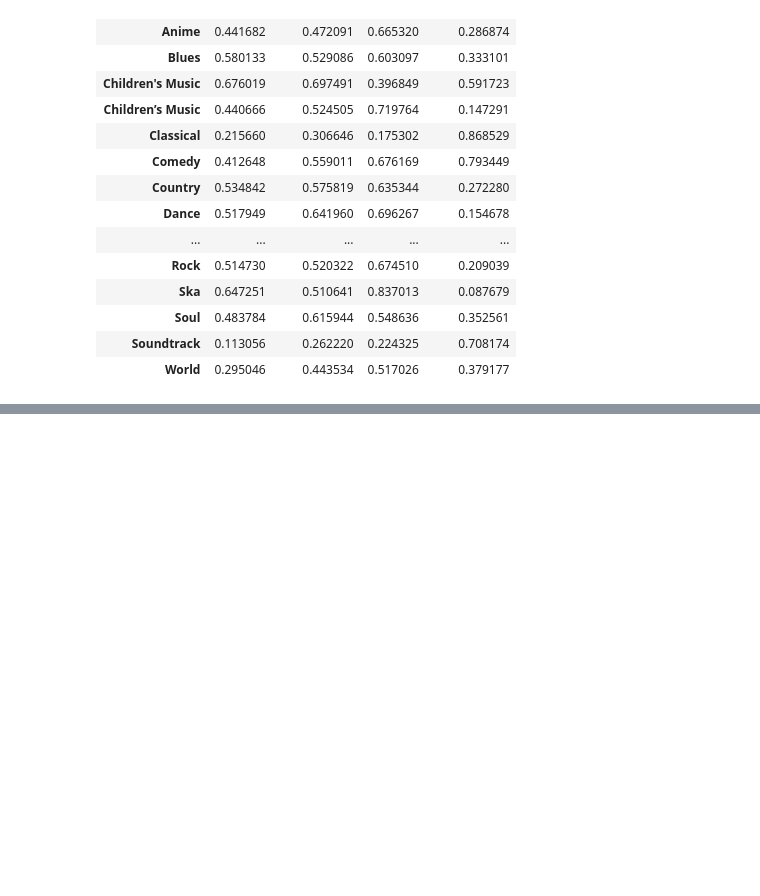
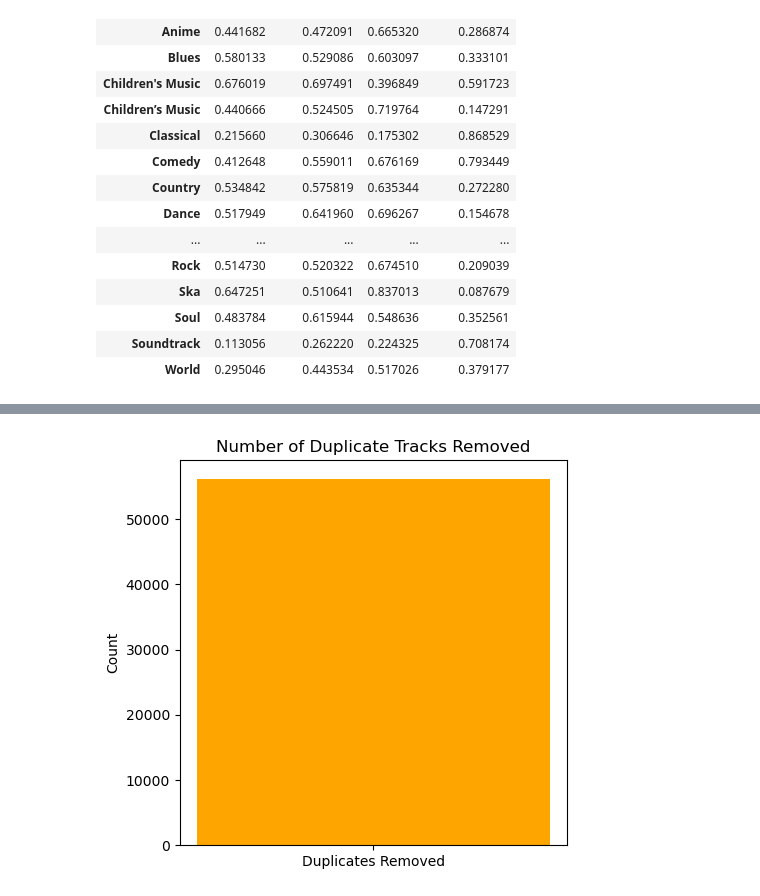
Before and after one commit to saanavig/Spotify-Visualization, a Jupyter notebook: notebooks/cleanDataEDA.ipynb, the cells around one changed output, grey strips where cells are left out. Saved outputs shown, nothing was run; the diff lists cells and outputs as text; code cells hidden in the pictures; blank space fills up the shorter version.

```diff
--- a/notebooks/cleanDataEDA.ipynb
+++ b/notebooks/cleanDataEDA.ipynb
@@ -8,6 +8,7 @@ import seaborn as sns
 from pathlib import Path
 # %%
 # load dataset and test
+df_raw = pd.read_csv("../data/SpotifyFeatures.csv")
 df = pd.read_csv("../data/cleanDataset.csv")
 print(df.shape)
 # %% [output]
@@ -342,0 +380,15 @@ genre_summary
+# %%
+# graph for presentation
+
+#  duplicate removal
+before = len(df_raw)
+after = len(df)
+duplicates_removed = before - after
+
+plt.figure(figsize=(5, 5))
+plt.bar(["Duplicates Removed"], [duplicates_removed], color="orange")
+plt.title("Number of Duplicate Tracks Removed")
+plt.ylabel("Count")
+plt.show()
+# %% [output]
+[figure, added]
```
Also changed, not shown: parts of 2 cells of this notebook.
